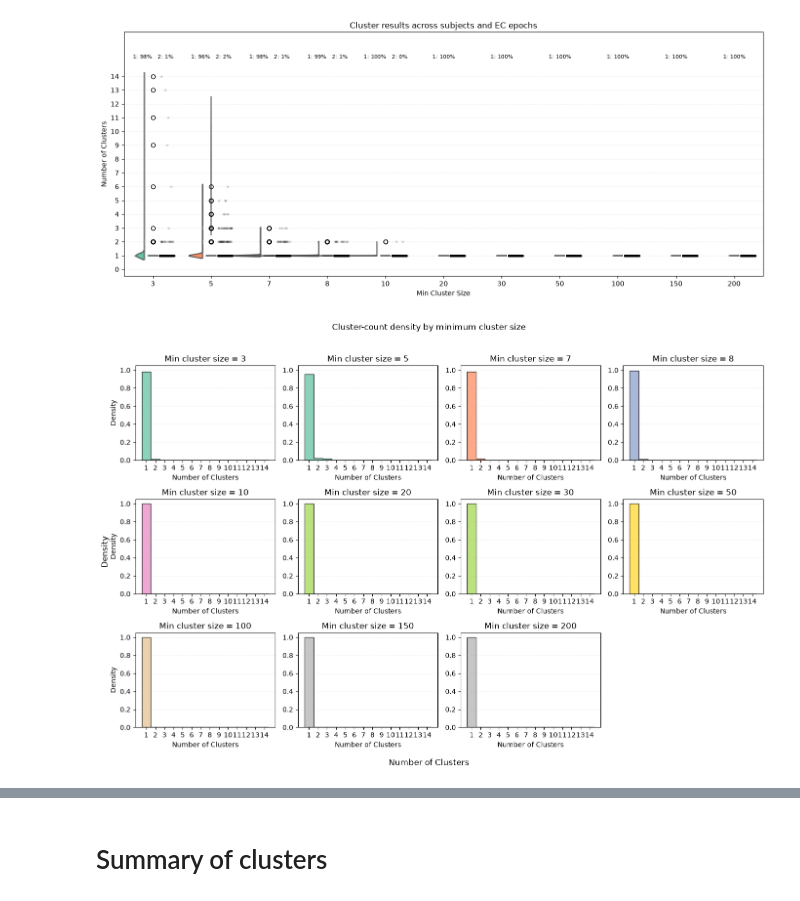
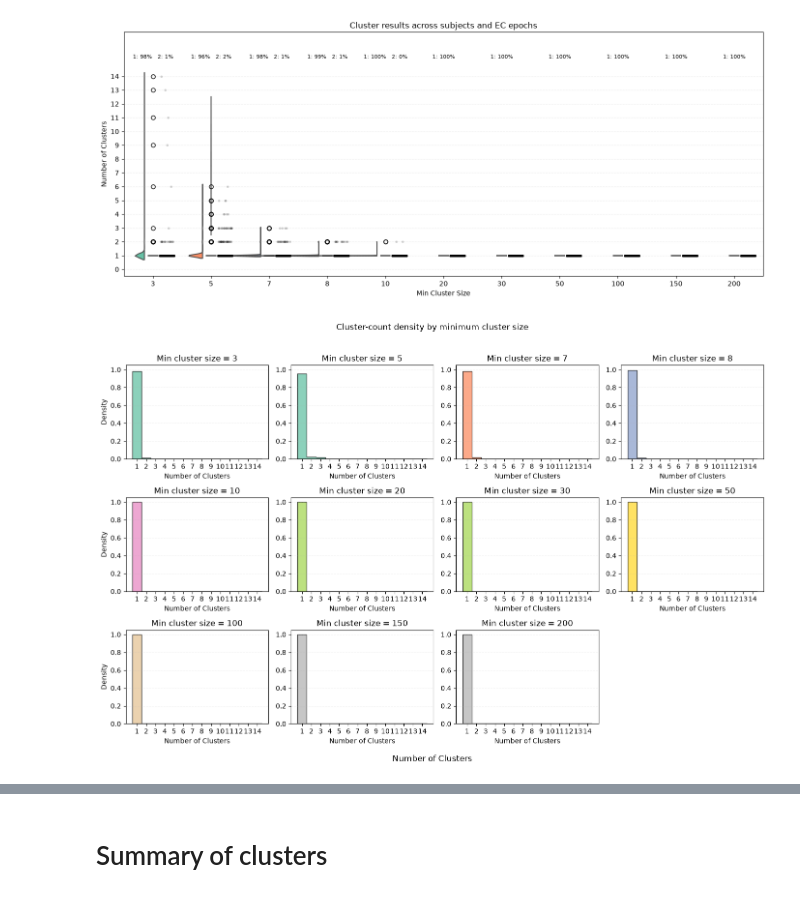
Before and after one commit to haircutt/neuro-ml-proj, a Jupyter notebook: microstate-clustering-eeg.ipynb, the cells around one changed output, grey strips where cells are left out. Drawn from its saved outputs; the diff is of its cells as text; code cells hidden in the pictures.

```diff
--- a/microstate-clustering-eeg.ipynb
+++ b/microstate-clustering-eeg.ipynb
@@ -701,32 +726,31 @@ bin_edges = np.arange(values.min() - 0.5, values.max() + 1.5, 1)
 colors = plt.colormaps["Set2"](np.linspace(0, 1, len(order)))
 
 fig, axes = plt.subplots(3, 4, figsize=(14, 9), sharex=True, sharey=True)
 for i, (ax, cat, color) in enumerate(zip(axes.flat, order, colors)):
     vals = df.loc[df["min_cluster_size"] == cat, "n_clusters"]
     ax.hist(
         vals,
         bins=bin_edges,
         density=True,
         histtype="stepfilled",
         color=color,
         edgecolor="black",
         alpha=0.75,
     )
     ax.set_title(f"Min cluster size = {cat}")
     ax.set_xticks(np.arange(values.min(), values.max() + 1, max(1, (values.max() - values.min()) // 8)))
     ax.set_xlabel("Number of Clusters")
     if i % 4 == 0:
         ax.set_ylabel("Density")
     ax.tick_params(axis="both", which="both", labelbottom=True, labelleft=True)
     ax.grid(True, axis="y", linestyle="--", alpha=0.2)
 
 for ax in axes.flat[len(order):]:
     ax.set_visible(False)
 
 fig.supxlabel("Number of Clusters")
-fig.supylabel("Density")
 fig.suptitle("Cluster-count density by minimum cluster size", y=1.02)
 plt.tight_layout()
 plt.show()
 # %% [output]
-[figure, old version]
+[figure, new version]
```
Also changed, not shown: parts of 3 cells of this notebook, 4 other files.
